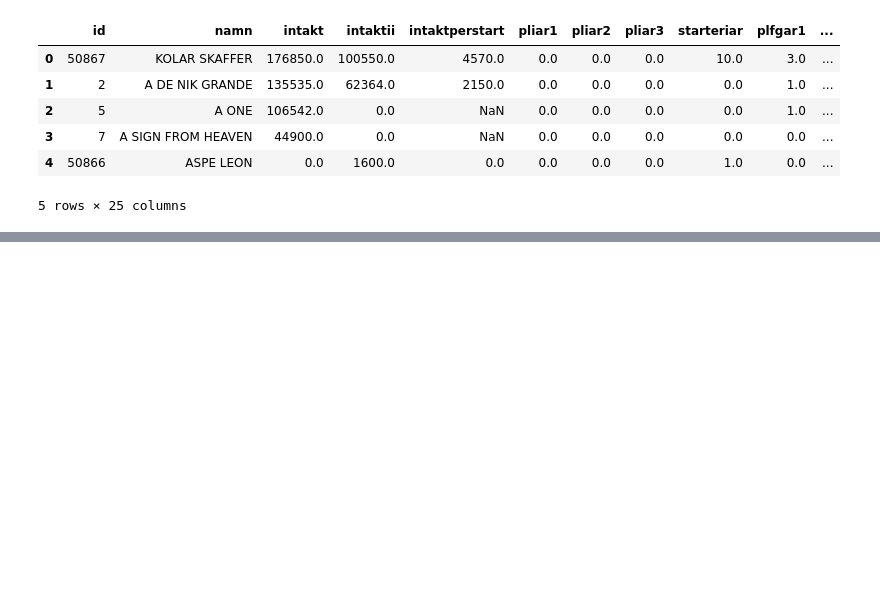
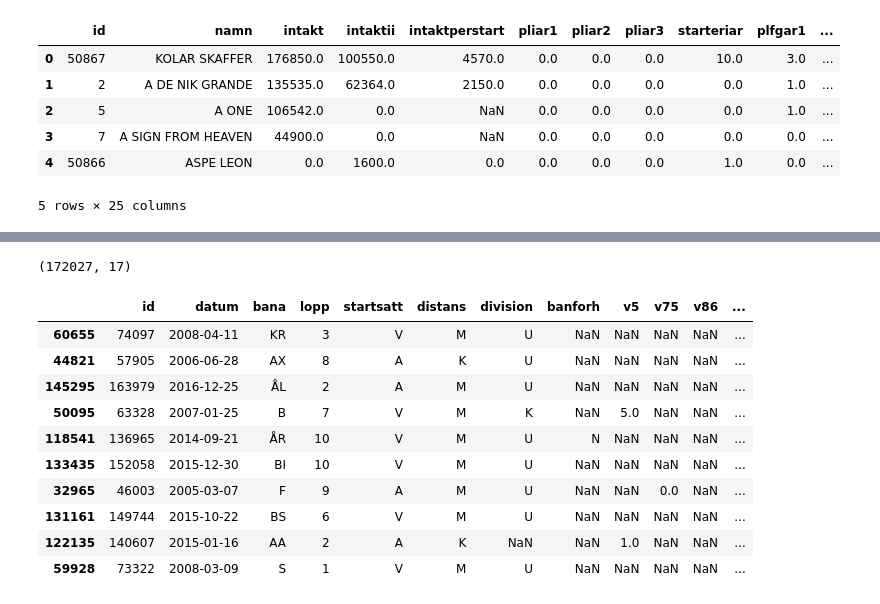
Before and after one commit to Engin89/horseracing, a Jupyter notebook: notebooks/InitialDataLoad.ipynb, the cells around one changed output, grey strips where cells are left out. Drawn from its saved outputs; the diff is of its cells as text; code cells hidden in the pictures; blank space fills up the shorter version.

```diff
--- a/notebooks/InitialDataLoad.ipynb
+++ b/notebooks/InitialDataLoad.ipynb
@@ -389,0 +639,19 @@ winp2.head()
+# %%
+tvl = read_table('data/travdata/tvl.txt', ['id', 'datum', 'bana', 'lopp', 'startsatt', 'distans',
+                                                               'division', 'banforh', 'v5', 'v75', 'v86', 'v65', 'forstapris',
+                                                               'loppid', 'startid', 'konhv', 'antilopp'])
+print(tvl.shape)
+tvl.sample(10)
+# %% [output]
+(172027, 17)
+|  | id | datum | bana | lopp | startsatt | distans | division | banforh | v5 | v75 | v86 | ... |
+| 60655 | 74097 | 2008-04-11 | KR | 3 | V | M | U | NaN | NaN | NaN | NaN | ... |
+| 44821 | 57905 | 2006-06-28 | AX | 8 | A | K | U | NaN | NaN | NaN | NaN | ... |
+| 145295 | 163979 | 2016-12-25 | ÅL | 2 | A | M | U | NaN | NaN | NaN | NaN | ... |
+| 50095 | 63328 | 2007-01-25 | B | 7 | V | M | K | NaN | 5.0 | NaN | NaN | ... |
+| 118541 | 136965 | 2014-09-21 | ÅR | 10 | V | M | U | N | NaN | NaN | NaN | ... |
+| 133435 | 152058 | 2015-12-30 | BI | 10 | V | M | U | NaN | NaN | NaN | NaN | ... |
+| 32965 | 46003 | 2005-03-07 | F | 9 | A | M | U | NaN | NaN | 0.0 | NaN | ... |
+| 131161 | 149744 | 2015-10-22 | BS | 6 | V | M | U | NaN | NaN | NaN | NaN | ... |
+| 122135 | 140607 | 2015-01-16 | AA | 2 | A | K | NaN | NaN | 1.0 | NaN | NaN | ... |
+| 59928 | 73322 | 2008-03-09 | S | 1 | V | M | U | NaN | NaN | NaN | NaN | ... |
```
Also changed, not shown: parts of 98 cells of this notebook, 1 other file.
